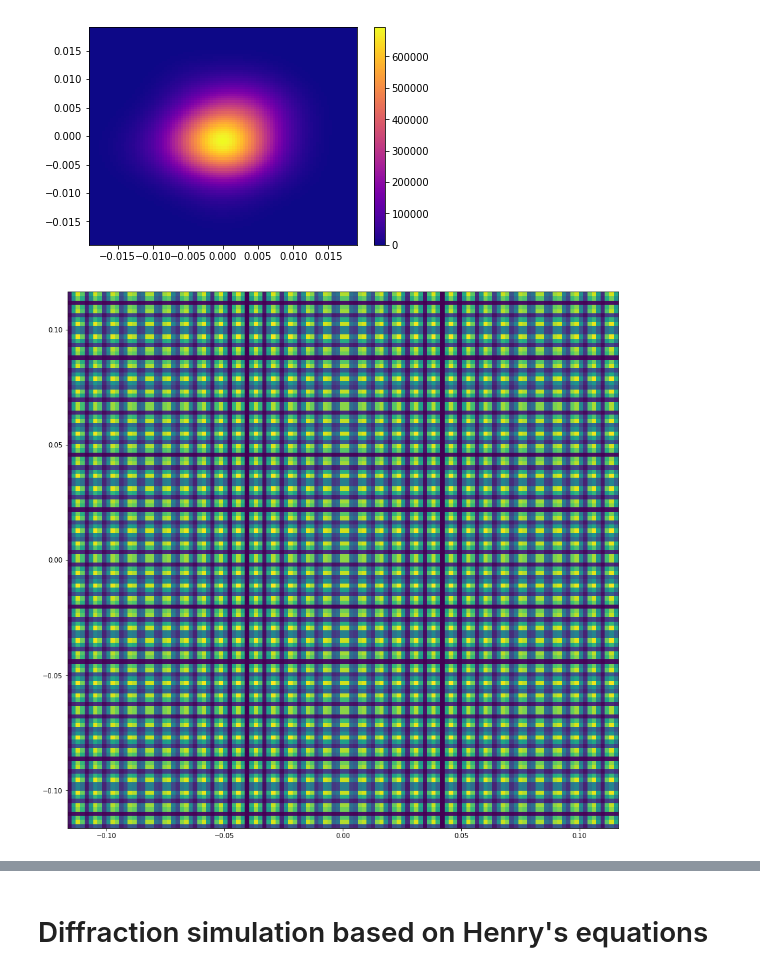
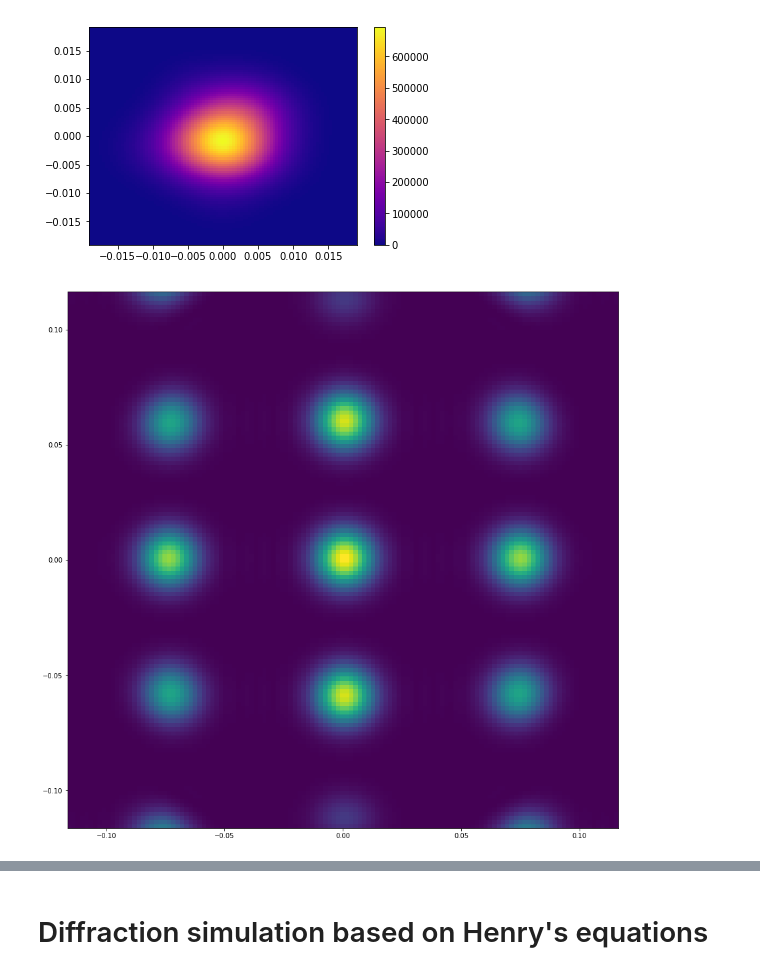
Before and after one commit to simply-nicky/cbc, a Jupyter notebook: prototyping/proto.ipynb, the cells around one changed output, grey strips where cells are left out. Saved outputs shown, nothing was run; the diff lists cells and outputs as text; code cells hidden in the pictures.

```diff
--- a/prototyping/proto.ipynb
+++ b/prototyping/proto.ipynb
@@ -8,8 +8,8 @@ from matplotlib import cm
 # %%
 waist = 4e-6
 wavelength = 1.5e-7
-a, b, c = 2e-5, 2.5e-5, 3e-5
-Nx, Ny, Nz = 20, 20, 4
+a, b, c = 2e-6, 2.5e-6, 1e-5
+Nx, Ny, Nz = 10, 10, 2
 detNx, detNy = 128, 128
 pix_size = 55e-3
 det_dist = 30
@@ -126,22 +126,24 @@ z_det = det_dist
 xdets, ydets, zdets = map(np.ravel, np.meshgrid(x_det, y_det, z_det))
 XS, YS, ZS = np.subtract.outer(xdets, x), np.subtract.outer(ydets, y), np.subtract.outer(zdets, z)
 RS = np.sqrt(XS**2 + YS**2 + ZS**2)
+# %%
+%matplotlib inline
+x, y, z = cbc.lattice(a, b, c, Nx, Ny, Nz, lat_orig=[0,0,zR(waist, wavelength)])
+asf_coeffs = cbc.asf_coeffs()
+kxs, kys = cbc.det_kouts(det_dist, detNx, detNy, pix_size)
+_kxs, _kys = kxs.ravel(), kys.ravel()
+kouts = cbc.kout_parax(_kxs, _kys)
+kins = cbc.gaussian_kins(x, y, z, waist, wavelength)
 # %%
-x, y, z = cbc.lattice(a, b, c, 10, 10, 1, lat_orig=[0,0,zR(waist, wavelength)])
-asf_coeffs = cbc.asf_coeffs()
-kxs, kys = cbc.det_kouts(det_dist, detNx, detNy, pix_size)
-_kxs, _kys = kxs.ravel(), kys.ravel()
-kouts = cbc.kout_parax(_kxs, _kys)
-kins = cbc.gaussian_kins(x, y, z, waist, wavelength)
 us = cbc.gaussian(x, y, z, waist, wavelength)
 qabs = cbc.utils.q_abs(kouts, kins) / 2.0 / wavelength / 1e7
 asfs = cbc.asf_vals(qabs, asf_coeffs)
 phs = cbc.utils.phase(kouts, x, y, z, wavelength)
 res = (asfs * us * phs).sum(axis=-1).reshape(kxs.shape)
 ints = np.abs(res)
 f, ax = plt.subplots(figsize=(15, 15))
 ax.pcolor(kxs, kys, ints, cmap=cm.viridis, vmin=ints.min(), vmax=ints.max())
-f.show()
+plt.show()
 # %% [output]
-[figure, old version]
+[figure, new version]
 # %%
```
Also changed, not shown: parts of 3 cells of this notebook, 4 other files.
